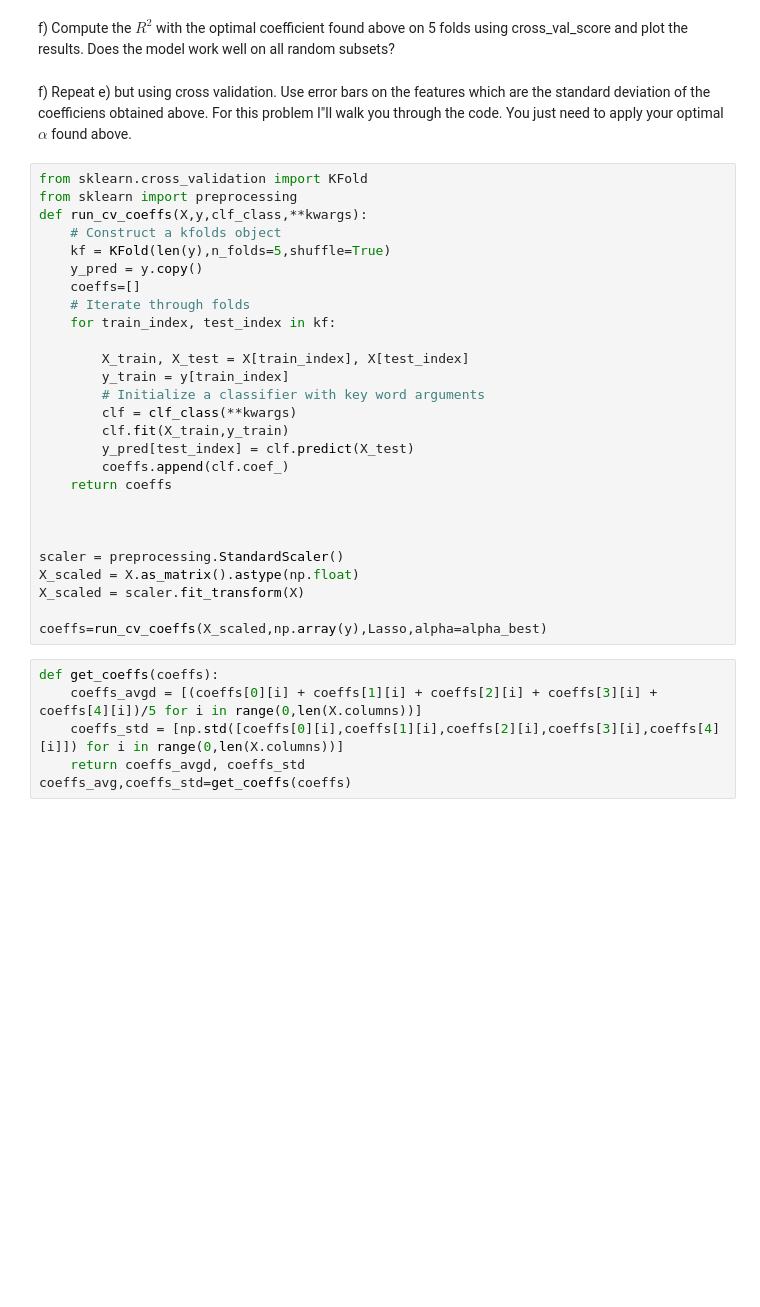
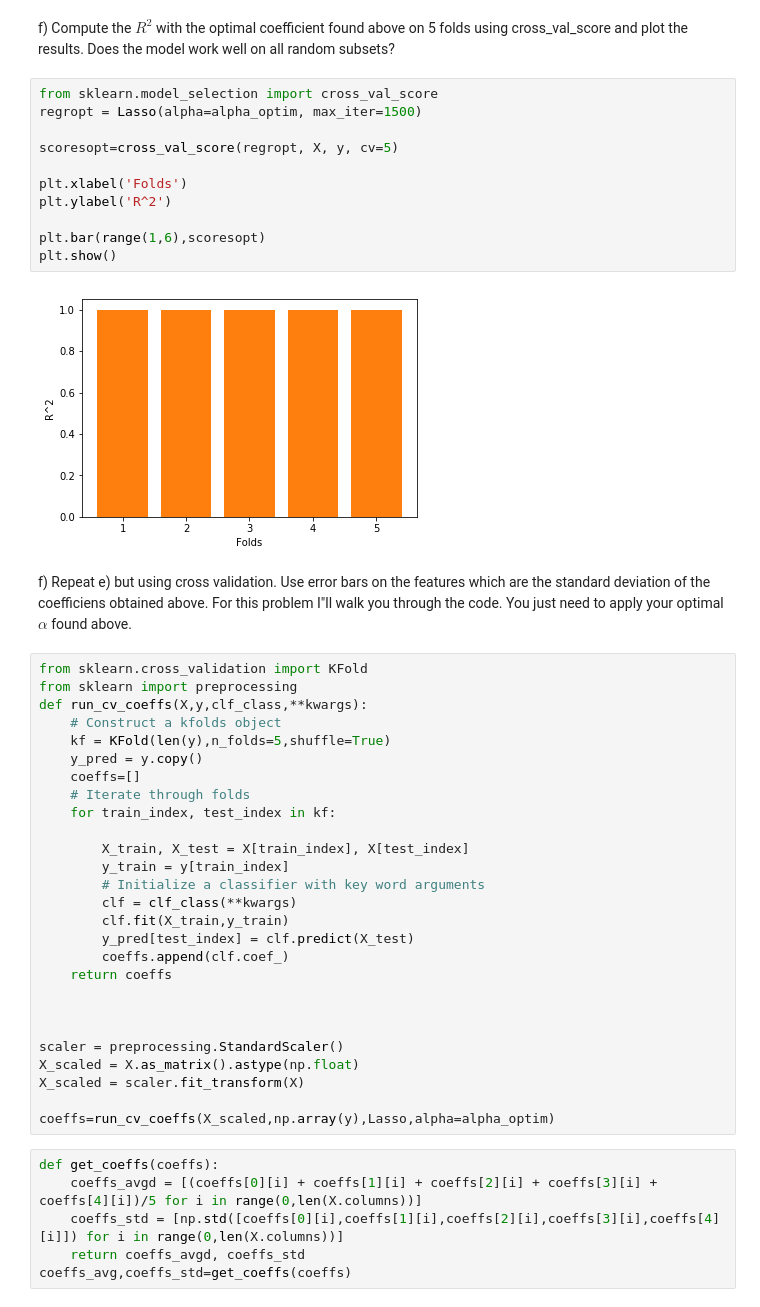
Before and after one commit to Columbia-Intro-Data-Science/python-introduction-MohiAhmed, a Jupyter notebook: Homework+2+-+Regularization+with+Lasso+.ipynb, the cells around one changed output. Drawn from its saved outputs; the diff is of its cells as text; blank space fills up the shorter version.

```diff
--- a/Homework+2+-+Regularization+with+Lasso+.ipynb
+++ b/Homework+2+-+Regularization+with+Lasso+.ipynb
@@ -108,6 +109,19 @@ plt.show()
 # %% [markdown]
 f) Compute the $R^2$ with the optimal coefficient found above on 5 folds using cross_val_score and plot the
 results. Does the model work well on all random subsets?
+# %%
+from sklearn.model_selection import cross_val_score
+regropt = Lasso(alpha=alpha_optim, max_iter=1500)
+
+scoresopt=cross_val_score(regropt, X, y, cv=5)
+
+plt.xlabel('Folds')
+plt.ylabel('R^2')
+
+plt.bar(range(1,6),scoresopt)
+plt.show()
+# %% [output]
+[figure, added]
 # %% [markdown]
 f) Repeat e) but using cross validation. Use error bars on the features which are the standard deviation of the
 coefficiens obtained above. For this problem I"ll walk you through the code. You just need to apply your optimal
@@ -138,7 +152,7 @@ scaler = preprocessing.StandardScaler()
 X_scaled = X.as_matrix().astype(np.float)
 X_scaled = scaler.fit_transform(X)
 
-coeffs=run_cv_coeffs(X_scaled,np.array(y),Lasso,alpha=alpha_best)
+coeffs=run_cv_coeffs(X_scaled,np.array(y),Lasso,alpha=alpha_optim)
 # %%
 def get_coeffs(coeffs):
     coeffs_avgd = [(coeffs[0][i] + coeffs[1][i] + coeffs[2][i] + coeffs[3][i] + coeffs[4][i])/5 for i in range(0,len(X.columns))]
```
Also changed, not shown: parts of 4 cells of this notebook.
